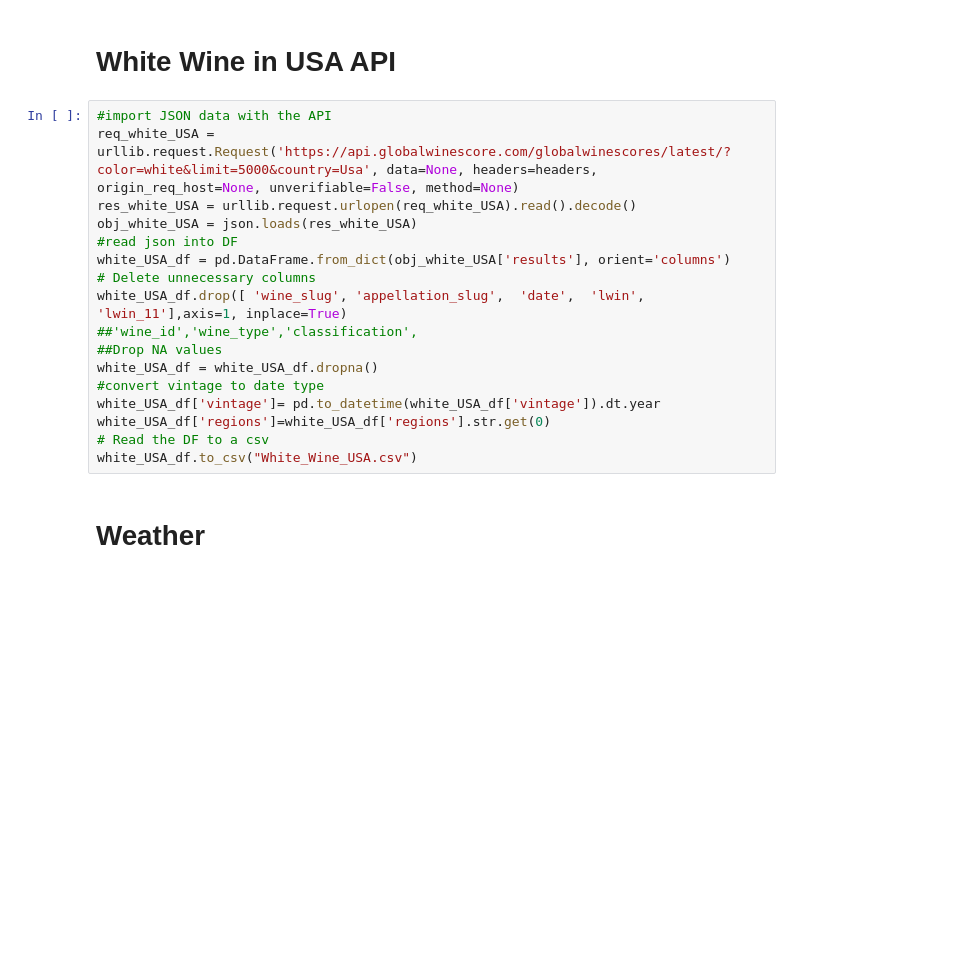
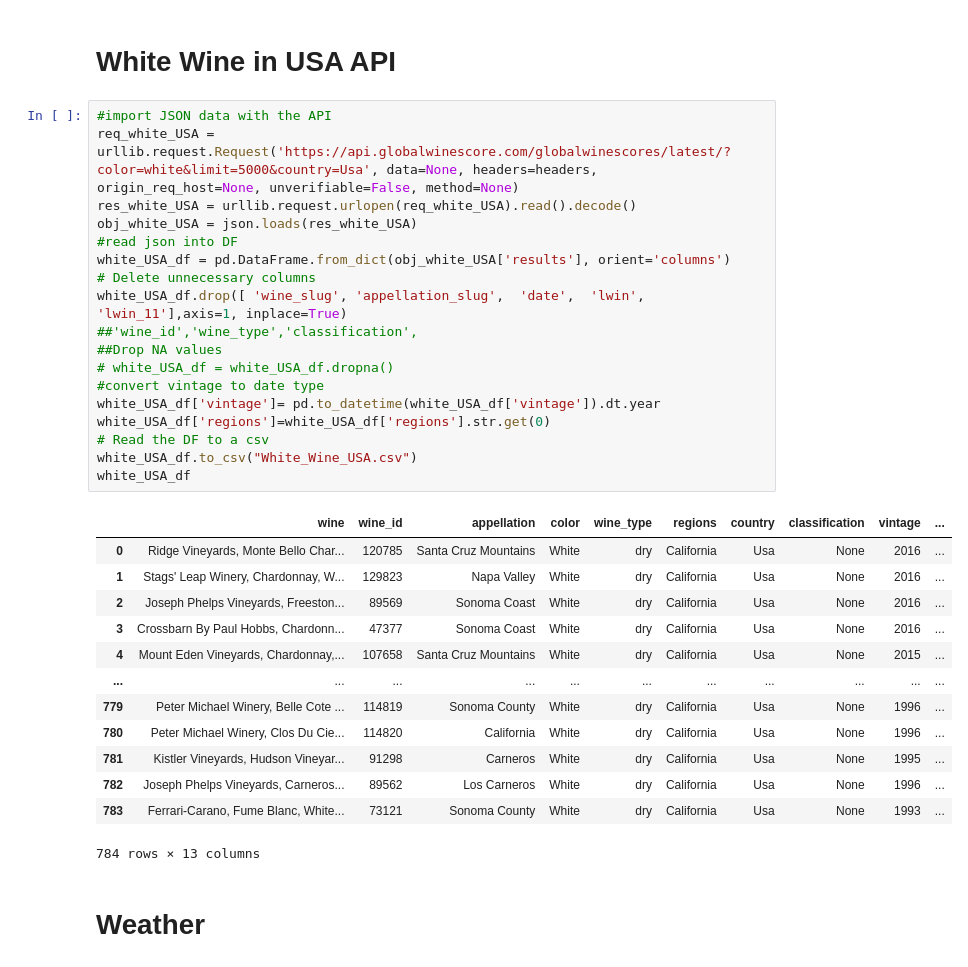
Before and after one commit to ndxn/Partners-in-Wine, a Jupyter notebook: Wine_Temp_Prcp_Lat_Long_Elevation.ipynb, the cells around one changed output. Cells and saved outputs as stored; diff of their text form; blank space fills up the shorter version.

```diff
--- a/Wine_Temp_Prcp_Lat_Long_Elevation.ipynb
+++ b/Wine_Temp_Prcp_Lat_Long_Elevation.ipynb
@@ -46,20 +64,35 @@ red_USA_df.to_csv("Red_Wine_USA.csv")
 # %%
 #import JSON data with the API
 req_white_USA = urllib.request.Request('https://api.globalwinescore.com/globalwinescores/latest/?color=white&limit=5000&country=Usa', data=None, headers=headers, origin_req_host=None, unverifiable=False, method=None)
 res_white_USA = urllib.request.urlopen(req_white_USA).read().decode()
 obj_white_USA = json.loads(res_white_USA)
 #read json into DF
 white_USA_df = pd.DataFrame.from_dict(obj_white_USA['results'], orient='columns')
 # Delete unnecessary columns
 white_USA_df.drop([ 'wine_slug', 'appellation_slug',  'date',  'lwin', 'lwin_11'],axis=1, inplace=True)
 ##'wine_id','wine_type','classification',
 ##Drop NA values
-white_USA_df = white_USA_df.dropna()
+# white_USA_df = white_USA_df.dropna()
 #convert vintage to date type
 white_USA_df['vintage']= pd.to_datetime(white_USA_df['vintage']).dt.year
 white_USA_df['regions']=white_USA_df['regions'].str.get(0)
 # Read the DF to a csv
 white_USA_df.to_csv("White_Wine_USA.csv")
+white_USA_df
+# %% [output]
+|  | wine | wine_id | appellation | color | wine_type | regions | country | classification | vintage | ... |
+| 0 | Ridge Vineyards, Monte Bello Char... | 120785 | Santa Cruz Mountains | White | dry | California | Usa | None | 2016 | ... |
+| 1 | Stags' Leap Winery, Chardonnay, W... | 129823 | Napa Valley | White | dry | California | Usa | None | 2016 | ... |
+| 2 | Joseph Phelps Vineyards, Freeston... | 89569 | Sonoma Coast | White | dry | California | Usa | None | 2016 | ... |
+| 3 | Crossbarn By Paul Hobbs, Chardonn... | 47377 | Sonoma Coast | White | dry | California | Usa | None | 2016 | ... |
+| 4 | Mount Eden Vineyards, Chardonnay,... | 107658 | Santa Cruz Mountains | White | dry | California | Usa | None | 2015 | ... |
+| ... | ... | ... | ... | ... | ... | ... | ... | ... | ... | ... |
+| 779 | Peter Michael Winery, Belle Cote ... | 114819 | Sonoma County | White | dry | California | Usa | None | 1996 | ... |
+| 780 | Peter Michael Winery, Clos Du Cie... | 114820 | California | White | dry | California | Usa | None | 1996 | ... |
+| 781 | Kistler Vineyards, Hudson Vineyar... | 91298 | Carneros | White | dry | California | Usa | None | 1995 | ... |
+| 782 | Joseph Phelps Vineyards, Carneros... | 89562 | Los Carneros | White | dry | California | Usa | None | 1996 | ... |
+| 783 | Ferrari-Carano, Fume Blanc, White... | 73121 | Sonoma County | White | dry | California | Usa | None | 1993 | ... |
+784 rows × 13 columns
 # %% [markdown]
 # Weather
 # %% [markdown]
```
Also changed, not shown: parts of 9 cells of this notebook.
